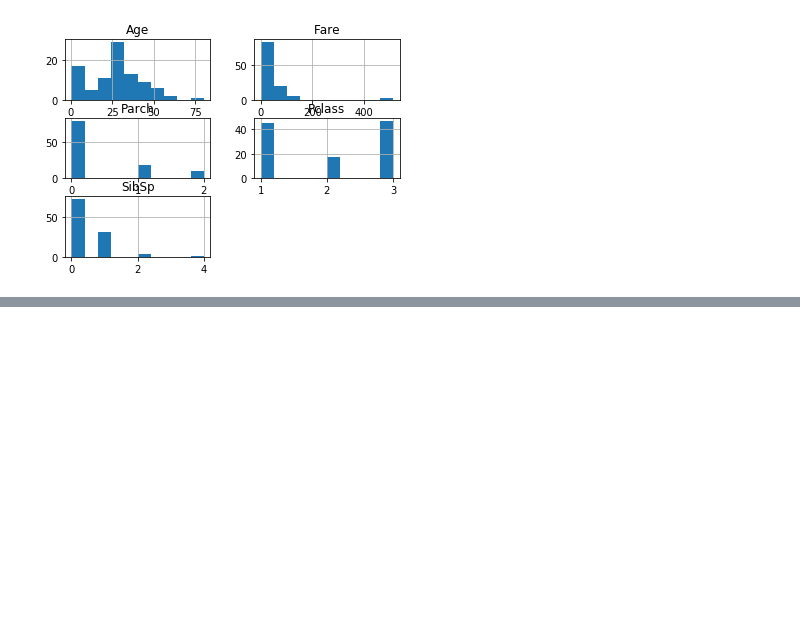
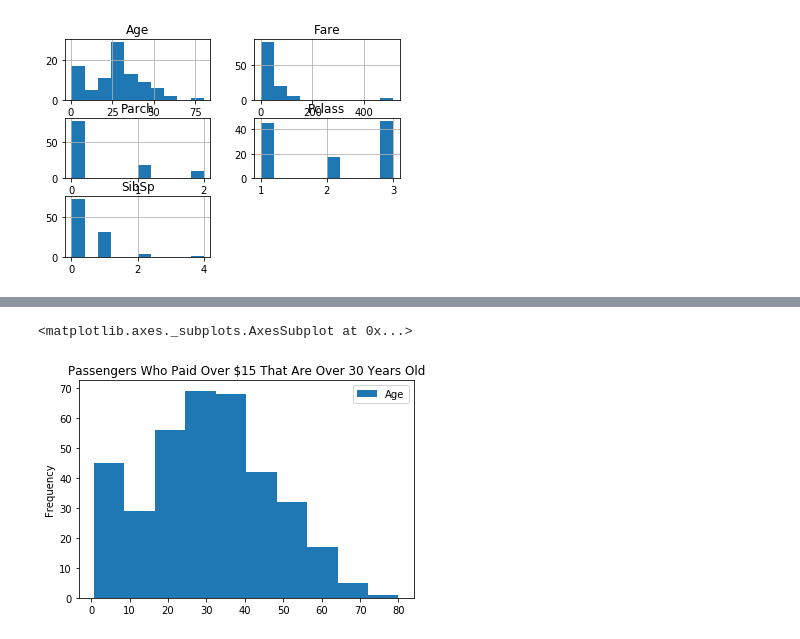
Before and after one commit to melodyfs/DS-1-Data-Analysis, a Jupyter notebook: 02__Data_Visualization.ipynb, the cells around one changed output, grey strips where cells are left out. Drawn from its saved outputs; the diff is of its cells as text; code cells hidden in the pictures; blank space fills up the shorter version.

```diff
--- a/02__Data_Visualization.ipynb
+++ b/02__Data_Visualization.ipynb
@@ -306,0 +356,11 @@ TypeError: 'str' object is not callable
+# %%
+# Given that a passenger paid over $15, what are the odds they are over 30 years old?
+
+paid_over_15 = filter_data_over(titanic_df, 'Fare', 15)
+# age_over_30 = filter_data_over(paid_over_15, 'Age', 30)
+
+paid_age_df = pd.DataFrame(paid_over_15['Age'])
+paid_age_df.plot.hist(title="Passengers Who Paid Over $15 That Are Over 30 Years Old")
+# %% [output]
+<matplotlib.axes._subplots.AxesSubplot at 0x...>
+[figure, added]
```
Also changed, not shown: parts of 15 cells of this notebook.
